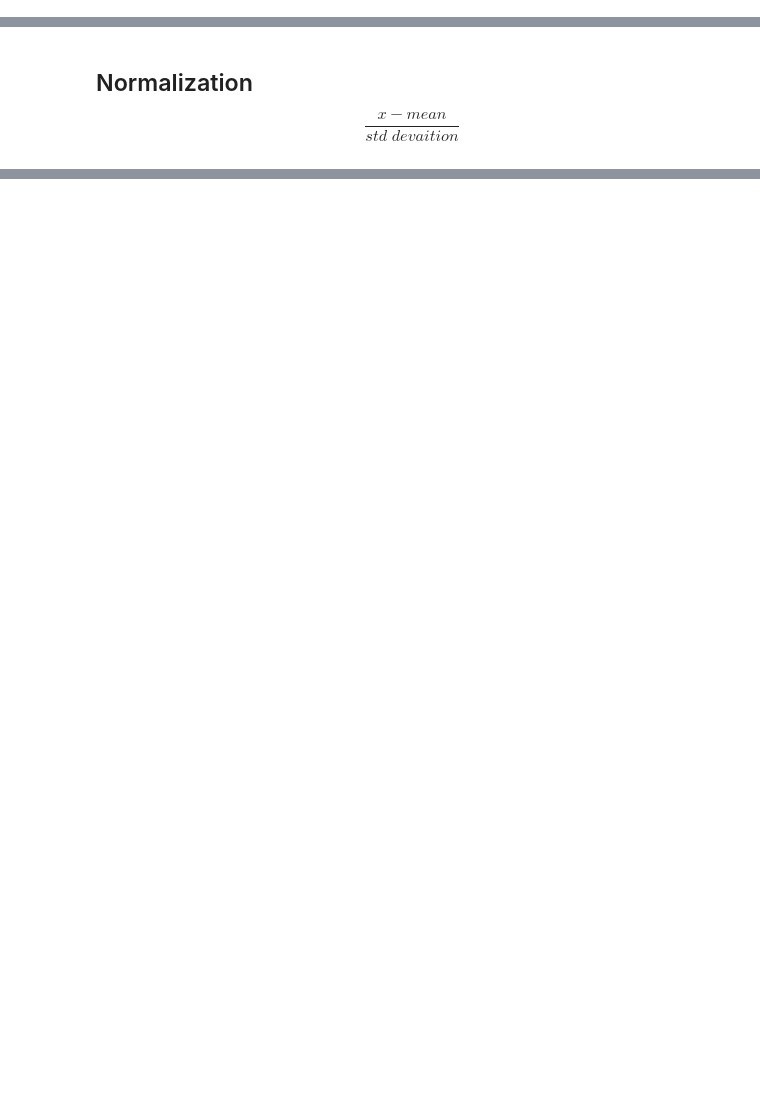
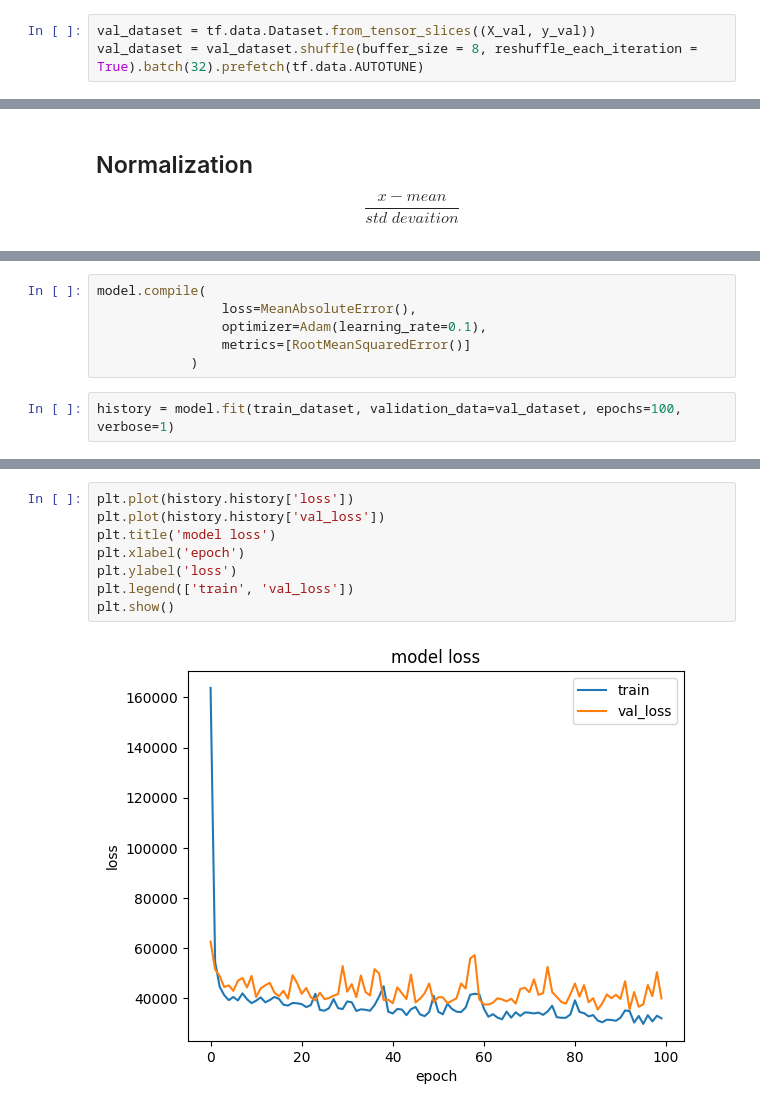
Before and after one commit to Tawheed-tariq/Machine-learning-course, a Jupyter notebook: simple projects/second hand car price prediction/main.ipynb, the cells around one changed output, grey strips where cells are left out. Saved outputs shown, nothing was run; the diff lists cells and outputs as text; blank space fills up the shorter version.

```diff
--- a/simple projects/second hand car price prediction/main.ipynb
+++ b/simple projects/second hand car price prediction/main.ipynb
@@ -77,0 +102,3 @@ TensorShape([1000, 1])
+# %%
+val_dataset = tf.data.Dataset.from_tensor_slices((X_val, y_val))
+val_dataset = val_dataset.shuffle(buffer_size = 8, reshuffle_each_iteration = True).batch(32).prefetch(tf.data.AUTOTUNE)
@@ -128,0 +173,8 @@ tf.keras.utils.plot_model(model, to_file= 'model.png', show_shapes=True)
+# %%
+model.compile(
+                loss=MeanAbsoluteError(),
+                optimizer=Adam(learning_rate=0.1),
+                metrics=[RootMeanSquaredError()]
+            )
+# %%
+history = model.fit(train_dataset, validation_data=val_dataset, epochs=100, verbose=1)
@@ -128,0 +199,10 @@ tf.keras.utils.plot_model(model, to_file= 'model.png', show_shapes=True)
+# %%
+plt.plot(history.history['loss'])
+plt.plot(history.history['val_loss'])
+plt.title('model loss')
+plt.xlabel('epoch')
+plt.ylabel('loss')
+plt.legend(['train', 'val_loss'])
+plt.show()
+# %% [output]
+[figure, added]
```
Also changed, not shown: parts of 16 cells of this notebook, 1 other file.
